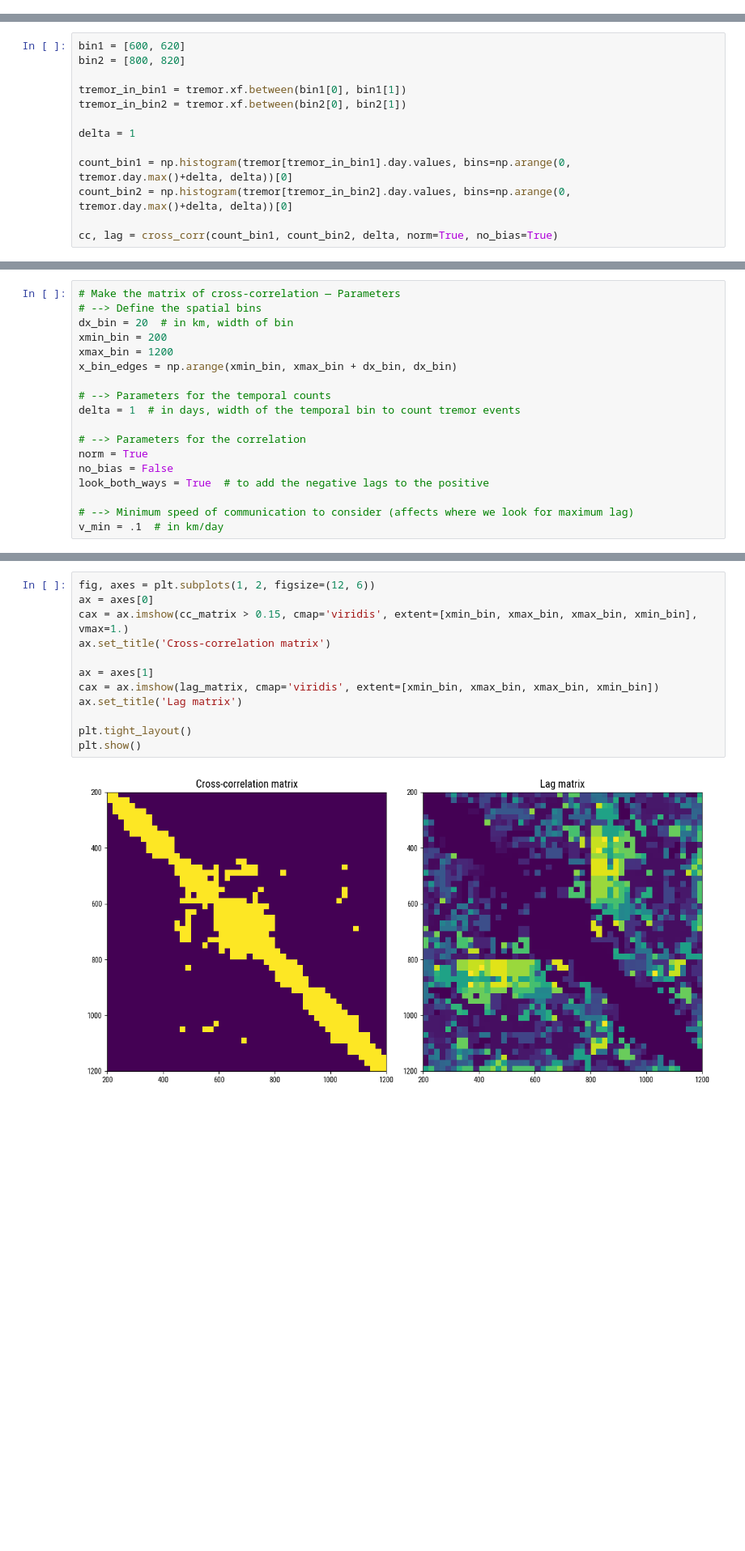
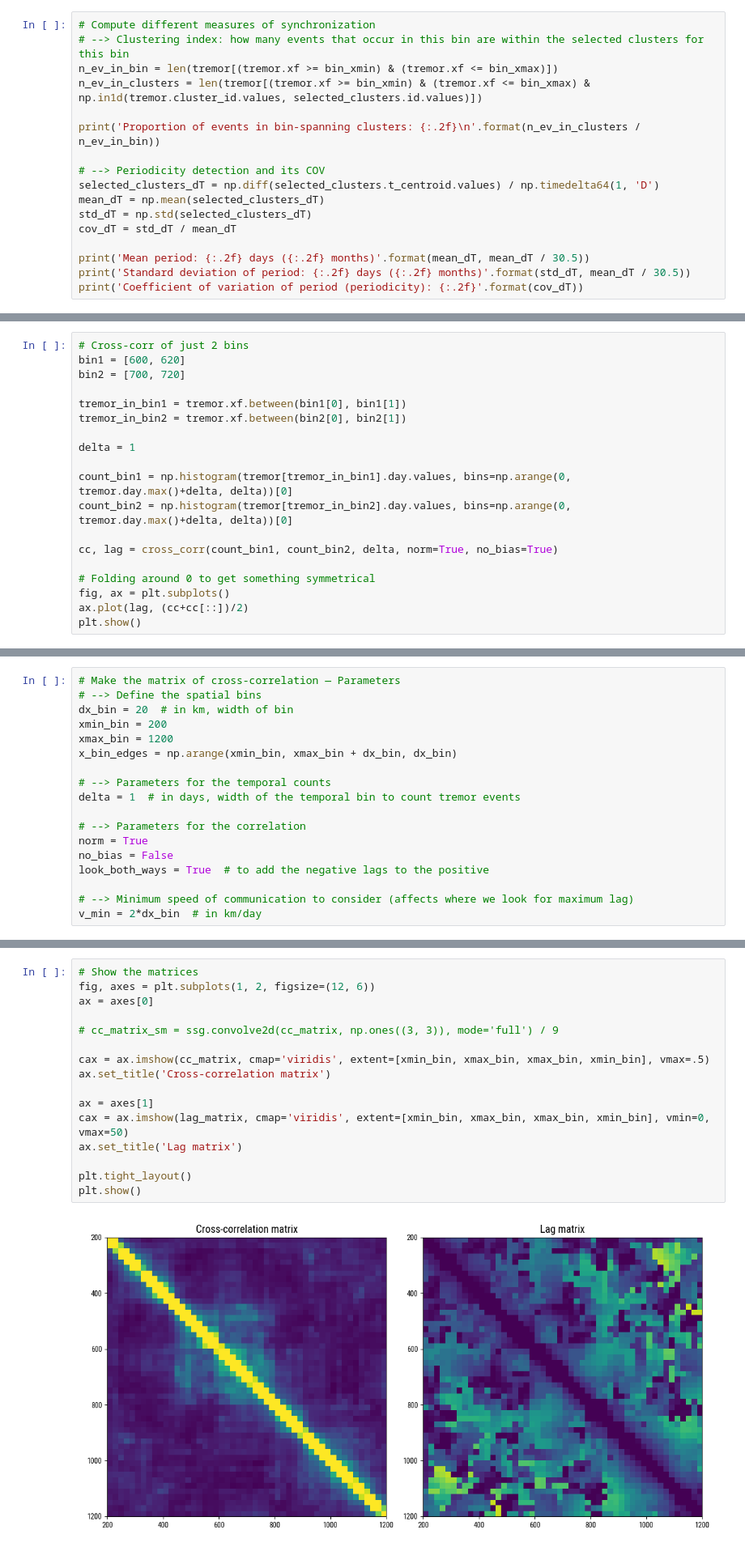
Before and after one commit to gfarge/tremor_v_eq, a Jupyter notebook: cascadia_overview.ipynb, the cells around one changed output, grey strips where cells are left out. Shown at 81% size. Saved outputs shown, nothing was run; the diff lists cells and outputs as text; blank space fills up the shorter version.

Commit message:
Adding the overviews, and testing measures

```diff
--- a/cascadia_overview.ipynb
+++ b/cascadia_overview.ipynb
@@ -353,0 +510,17 @@ plt.show()
+# %%
+# Compute different measures of synchronization
+# --> Clustering index: how many events that occur in this bin are within the selected clusters for this bin
+n_ev_in_bin = len(tremor[(tremor.xf >= bin_xmin) & (tremor.xf <= bin_xmax)])
+n_ev_in_clusters = len(tremor[(tremor.xf >= bin_xmin) & (tremor.xf <= bin_xmax) & np.in1d(tremor.cluster_id.values, selected_clusters.id.values)])
+
+print('Proportion of events in bin-spanning clusters: {:.2f}\n'.format(n_ev_in_clusters / n_ev_in_bin))
+
+# --> Periodicity detection and its COV
+selected_clusters_dT = np.diff(selected_clusters.t_centroid.values) / np.timedelta64(1, 'D')
+mean_dT = np.mean(selected_clusters_dT)
+std_dT = np.std(selected_clusters_dT)
+cov_dT = std_dT / mean_dT
+
+print('Mean period: {:.2f} days ({:.2f} months)'.format(mean_dT, mean_dT / 30.5))
+print('Standard deviation of period: {:.2f} days ({:.2f} months)'.format(std_dT, mean_dT / 30.5))
+print('Coefficient of variation of period (periodicity): {:.2f}'.format(cov_dT))
@@ -358,6 +710,7 @@ from stats import cross_corr
 # %%
+# Cross-corr of just 2 bins
 bin1 = [600, 620]
-bin2 = [800, 820]
+bin2 = [700, 720]
 
 tremor_in_bin1 = tremor.xf.between(bin1[0], bin1[1])
 tremor_in_bin2 = tremor.xf.between(bin2[0], bin2[1])
@@ -368,3 +721,8 @@ count_bin1 = np.histogram(tremor[tremor_in_bin1].day.values, bins=np.arange(0, t
 count_bin2 = np.histogram(tremor[tremor_in_bin2].day.values, bins=np.arange(0, tremor.day.max()+delta, delta))[0]
 
 cc, lag = cross_corr(count_bin1, count_bin2, delta, norm=True, no_bias=True)
+
+# Folding around 0 to get something symmetrical
+fig, ax = plt.subplots()
+ax.plot(lag, (cc+cc[::])/2)
+plt.show()
@@ -391,7 +749,7 @@ no_bias = False
 look_both_ways = True  # to add the negative lags to the positive
 
 # --> Minimum speed of communication to consider (affects where we look for maximum lag)
-v_min = .1  # in km/day
+v_min = 2*dx_bin  # in km/day
 # %%
 # Make the matrix of cross-correlation — Computation
 # --> Make the counts
@@ -426,14 +834,18 @@ for ii in range(len(x_bin_edges)-1):
 # %%
+# Show the matrices
 fig, axes = plt.subplots(1, 2, figsize=(12, 6))
 ax = axes[0]
-cax = ax.imshow(cc_matrix > 0.15, cmap='viridis', extent=[xmin_bin, xmax_bin, xmax_bin, xmin_bin], vmax=1.)
+
+# cc_matrix_sm = ssg.convolve2d(cc_matrix, np.ones((3, 3)), mode='full') / 9
+
+cax = ax.imshow(cc_matrix, cmap='viridis', extent=[xmin_bin, xmax_bin, xmax_bin, xmin_bin], vmax=.5)
 ax.set_title('Cross-correlation matrix')
 
 ax = axes[1]
-cax = ax.imshow(lag_matrix, cmap='viridis', extent=[xmin_bin, xmax_bin, xmax_bin, xmin_bin])
+cax = ax.imshow(lag_matrix, cmap='viridis', extent=[xmin_bin, xmax_bin, xmax_bin, xmin_bin], vmin=0, vmax=50)
 ax.set_title('Lag matrix')
 
 plt.tight_layout()
 plt.show()
 # %% [output]
-[figure, old version]
+[figure, new version]
```
Also changed, not shown: parts of 29 cells of this notebook, 7 other files.
